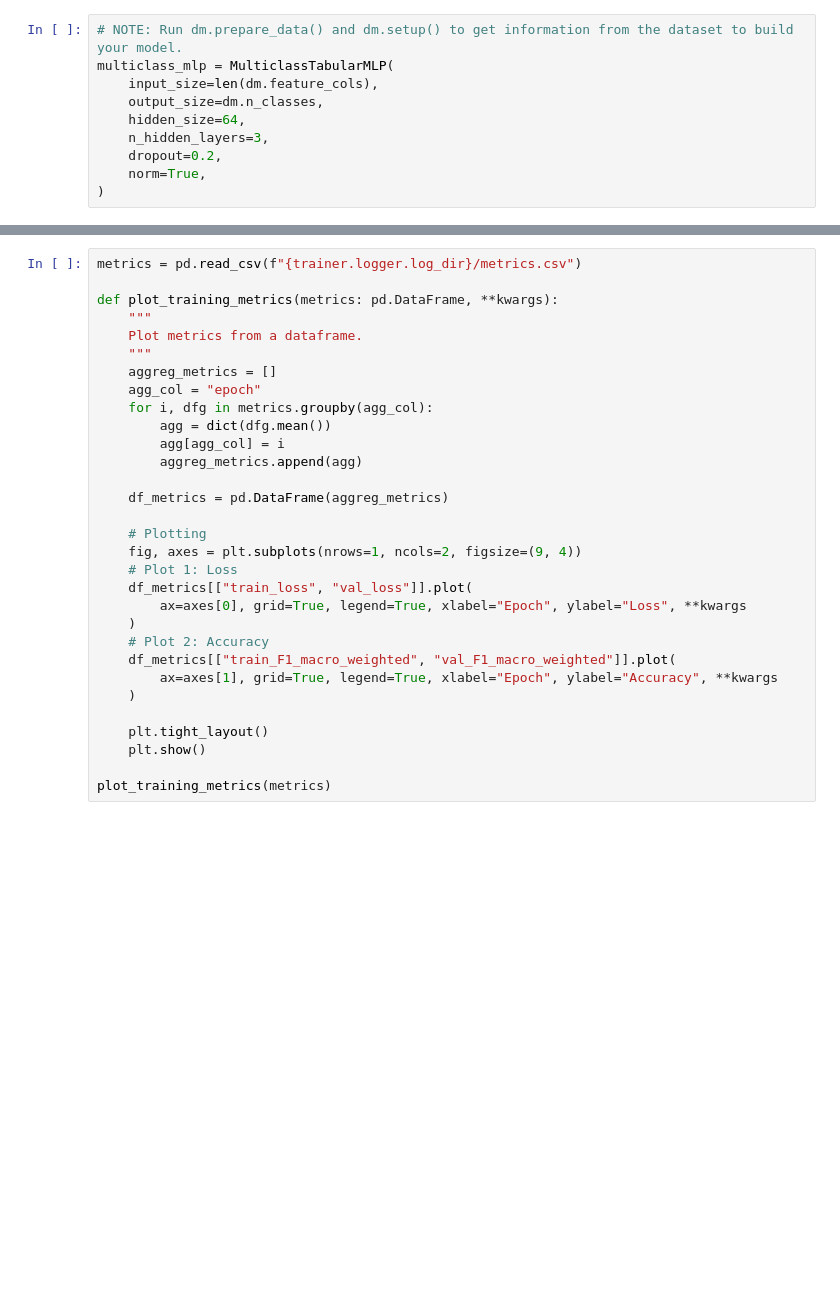
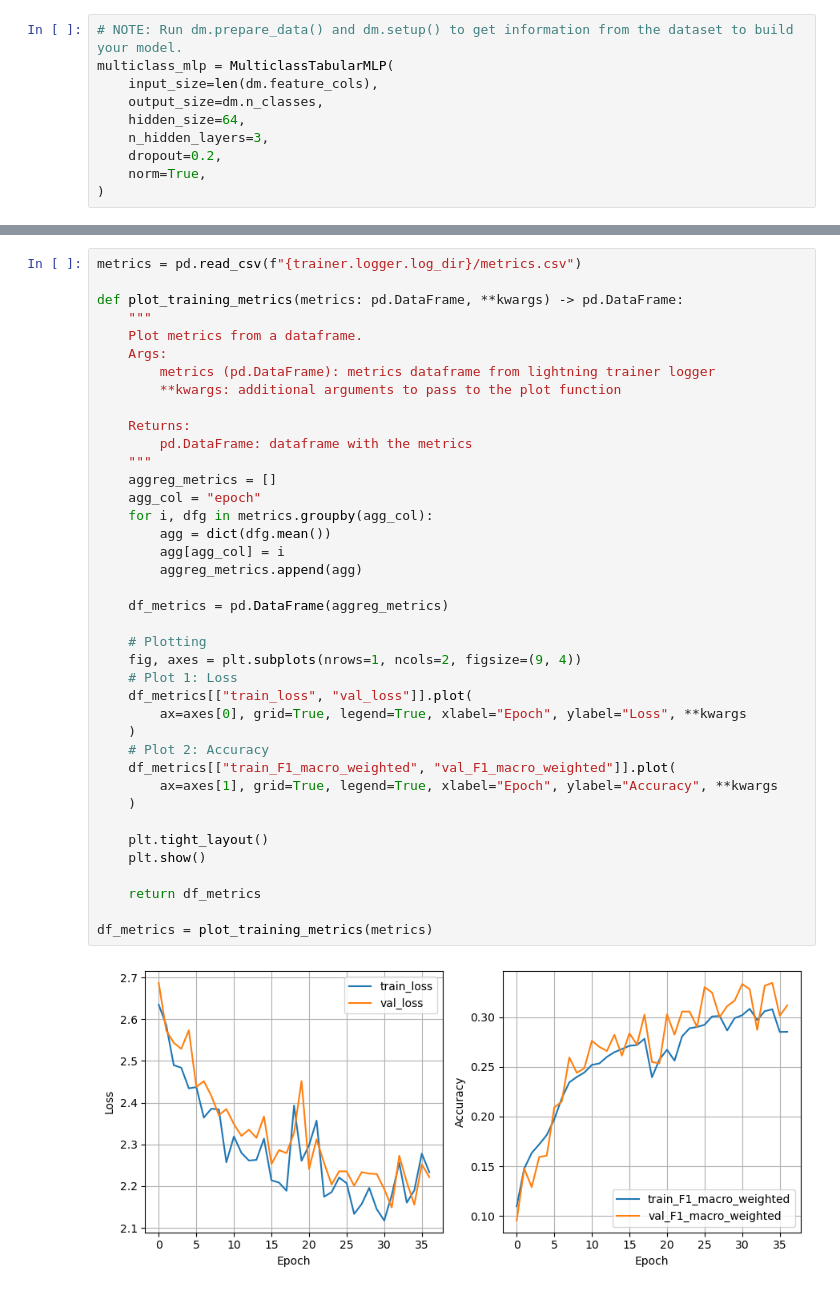
Before and after one commit to tiefenthaler/pytorch-lightning-tabular-classification, a Jupyter notebook: notebooks/20_clf_pipeline_pytorch_MLP.ipynb, the cells around one changed output, grey strips where cells are left out. Cells and saved outputs as stored; diff of their text form; blank space fills up the shorter version.

```diff
--- a/notebooks/20_clf_pipeline_pytorch_MLP.ipynb
+++ b/notebooks/20_clf_pipeline_pytorch_MLP.ipynb
@@ -859,31 +1044,41 @@ trainer.fit(model=lightningmodel, train_dataloaders=dm.train_dataloader(), val_d
 # %%
 metrics = pd.read_csv(f"{trainer.logger.log_dir}/metrics.csv")
 
-def plot_training_metrics(metrics: pd.DataFrame, **kwargs):
+def plot_training_metrics(metrics: pd.DataFrame, **kwargs) -> pd.DataFrame:
     """
     Plot metrics from a dataframe.
+    Args:
+        metrics (pd.DataFrame): metrics dataframe from lightning trainer logger
+        **kwargs: additional arguments to pass to the plot function
+
+    Returns:
+        pd.DataFrame: dataframe with the metrics
     """
     aggreg_metrics = []
     agg_col = "epoch"
     for i, dfg in metrics.groupby(agg_col):
         agg = dict(dfg.mean())
         agg[agg_col] = i
         aggreg_metrics.append(agg)
 
     df_metrics = pd.DataFrame(aggreg_metrics)
 
     # Plotting
     fig, axes = plt.subplots(nrows=1, ncols=2, figsize=(9, 4))
     # Plot 1: Loss
     df_metrics[["train_loss", "val_loss"]].plot(
         ax=axes[0], grid=True, legend=True, xlabel="Epoch", ylabel="Loss", **kwargs
     )
     # Plot 2: Accuracy
     df_metrics[["train_F1_macro_weighted", "val_F1_macro_weighted"]].plot(
         ax=axes[1], grid=True, legend=True, xlabel="Epoch", ylabel="Accuracy", **kwargs
     )
 
     plt.tight_layout()
     plt.show()
 
-plot_training_metrics(metrics)
+    return df_metrics
+
+df_metrics = plot_training_metrics(metrics)
+# %% [output]
+[figure, added]
```
Also changed, not shown: parts of 26 cells of this notebook.
